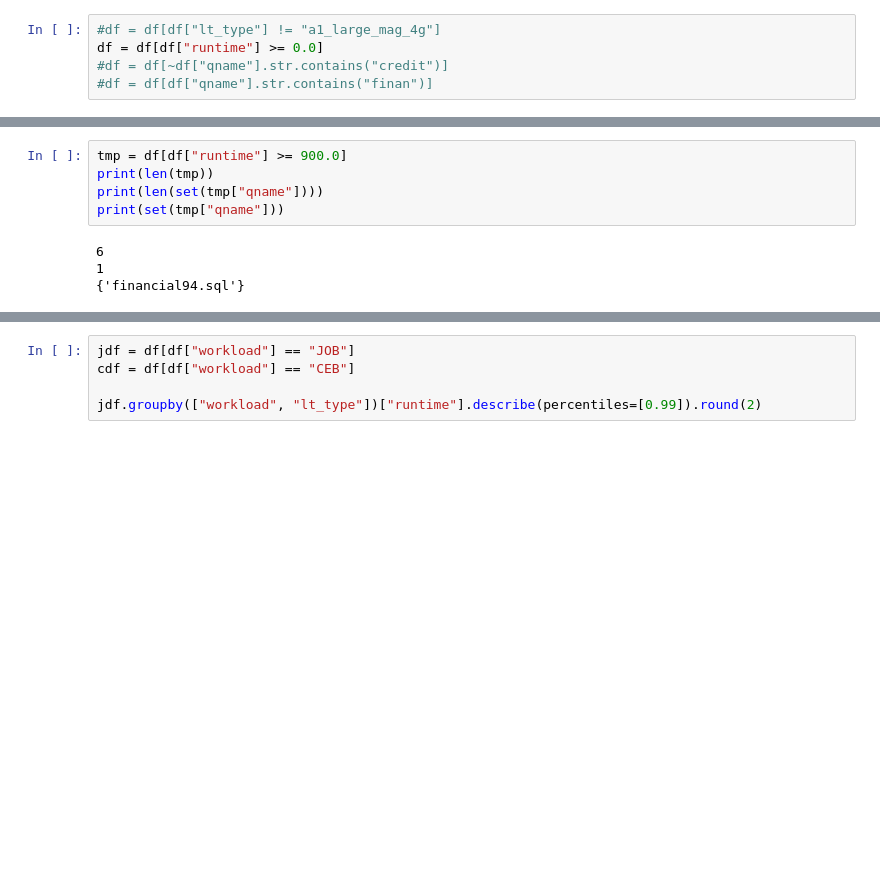
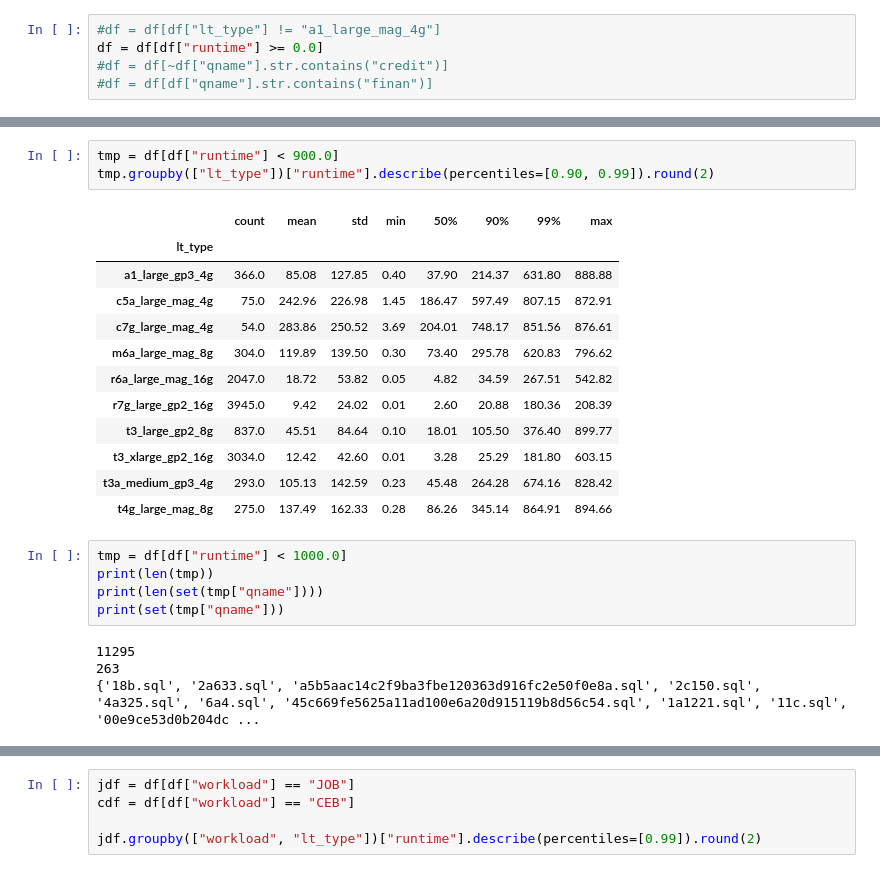
Before and after one commit to parimarjan/LatencyCollector, a Jupyter notebook: Notebooks/Checking-RT-Logs-MultipleInstances-Copy1.ipynb, the cells around one changed output, grey strips where cells are left out. Cells and saved outputs as stored; diff of their text form; blank space fills up the shorter version.

```diff
--- a/Notebooks/Checking-RT-Logs-MultipleInstances-Copy1.ipynb
+++ b/Notebooks/Checking-RT-Logs-MultipleInstances-Copy1.ipynb
@@ -169,12 +168,28 @@ df.groupby(["lt_type"])["runtime"].describe(percentiles=[0.90, 0.99]).round(2)
+# %%
+tmp = df[df["runtime"] < 900.0]
+tmp.groupby(["lt_type"])["runtime"].describe(percentiles=[0.90, 0.99]).round(2)
+# %% [output]
+|  | count | mean | std | min | 50% | 90% | 99% | max |
+| lt_type |  |  |  |  |  |  |  |  |
+| a1_large_gp3_4g | 366.0 | 85.08 | 127.85 | 0.40 | 37.90 | 214.37 | 631.80 | 888.88 |
+| c5a_large_mag_4g | 75.0 | 242.96 | 226.98 | 1.45 | 186.47 | 597.49 | 807.15 | 872.91 |
+| c7g_large_mag_4g | 54.0 | 283.86 | 250.52 | 3.69 | 204.01 | 748.17 | 851.56 | 876.61 |
+| m6a_large_mag_8g | 304.0 | 119.89 | 139.50 | 0.30 | 73.40 | 295.78 | 620.83 | 796.62 |
+| r6a_large_mag_16g | 2047.0 | 18.72 | 53.82 | 0.05 | 4.82 | 34.59 | 267.51 | 542.82 |
+| r7g_large_gp2_16g | 3945.0 | 9.42 | 24.02 | 0.01 | 2.60 | 20.88 | 180.36 | 208.39 |
+| t3_large_gp2_8g | 837.0 | 45.51 | 84.64 | 0.10 | 18.01 | 105.50 | 376.40 | 899.77 |
+| t3_xlarge_gp2_16g | 3034.0 | 12.42 | 42.60 | 0.01 | 3.28 | 25.29 | 181.80 | 603.15 |
+| t3a_medium_gp3_4g | 293.0 | 105.13 | 142.59 | 0.23 | 45.48 | 264.28 | 674.16 | 828.42 |
+| t4g_large_mag_8g | 275.0 | 137.49 | 162.33 | 0.28 | 86.26 | 345.14 | 864.91 | 894.66 |
 # %%
-tmp = df[df["runtime"] >= 900.0]
+tmp = df[df["runtime"] < 1000.0]
 print(len(tmp))
 print(len(set(tmp["qname"])))
 print(set(tmp["qname"]))
 # %% [output]
-6
-1
-{'financial94.sql'}
+11295
+263
+{'18b.sql', '2a633.sql', 'a5b5aac14c2f9ba3fbe120363d916fc2e50f0e8a.sql', '2c150.sql', '4a325.sql', '6a4.sql', '45c669fe5625a11ad100e6a20d915119b8d56c54.sql', '1a1221.sql', '11c.sql', '00e9ce53d0b204dc ...
 # %%
 qworkloads = {}
 for qname in JOB_QNAMES:
```
Also changed, not shown: parts of 4 cells of this notebook, 2 other files.
